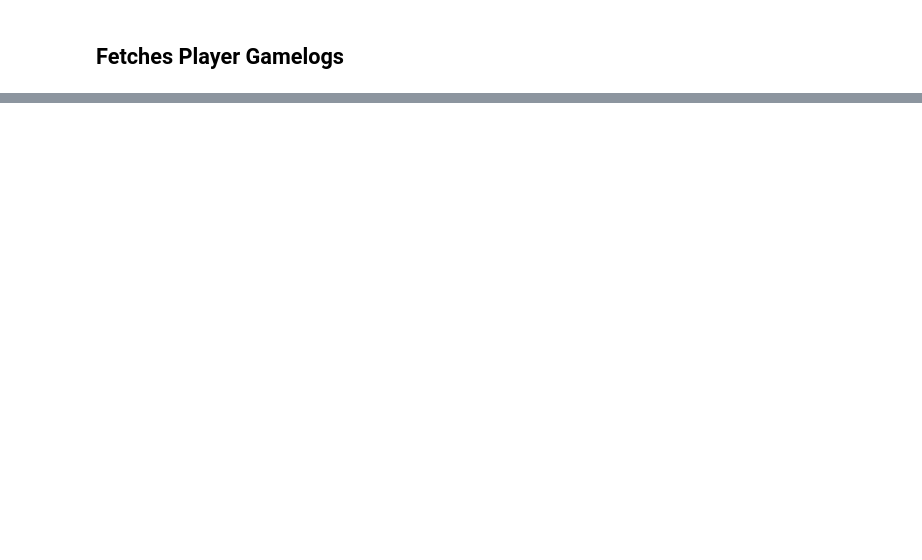
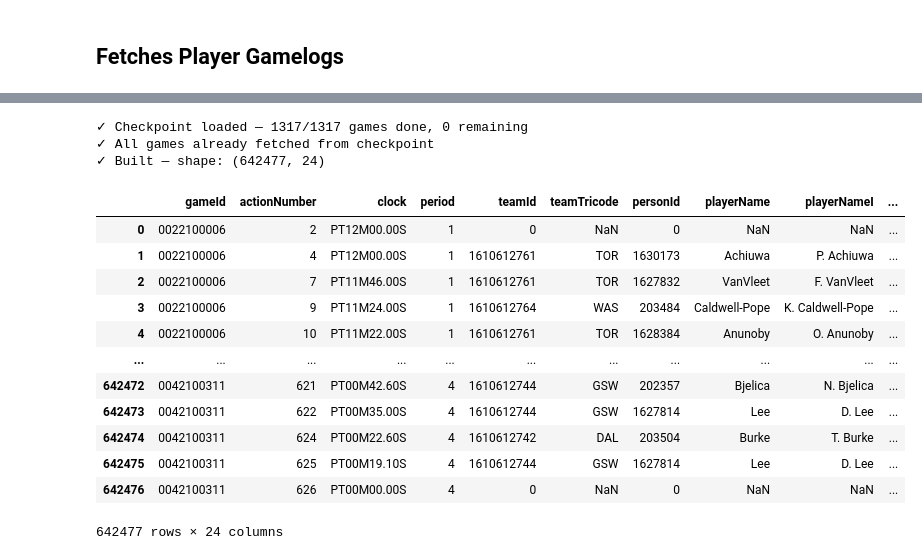
Before and after one commit to spon7ge/NBA-Prop-Predictor, a Jupyter notebook: notebooks/fetch_data.ipynb, the cells around one changed output, grey strips where cells are left out. Cells and saved outputs as stored; diff of their text form; code cells hidden in the pictures; blank space fills up the shorter version.

Commit message:
fetched pbp data for last 5 years

```diff
--- a/notebooks/fetch_data.ipynb
+++ b/notebooks/fetch_data.ipynb
@@ -247,0 +29,5 @@ print("\nDone!")
+# %%
+s22 = pd.read_csv(project_root / 'data/raw/season_stats/S22.csv').sort_values(by='GAME_DATE')
+p22 = pd.read_csv(project_root / 'data/raw/playoff_stats/P22.csv').sort_values(by='GAME_DATE')
+s22 = pd.concat([s22, p22])
+s22.head(5)
@@ -247,0 +41,35 @@ print("\nDone!")
+# %%
+import sys
+sys.path.append('src')
+from src.utils.pbp_stats import NBAPlayByPlay
+
+# Pass a list of game IDs
+game_ids = s22['GAME_ID'].unique().tolist()
+
+pbp = NBAPlayByPlay(game_ids).fetch(
+    delay=2,           # seconds between requests (default 0.3)
+    workers=5,           # parallel threads (default 8)
+    batch_size=100,      # games per batch (default 100)
+    checkpoint_path='pbp_checkpoint.csv',  # saves progress so you can resume
+    run_all_batches=True # set False to stop after first batch
+).build()
+df = pbp.get_df()
+df.to_csv(project_root / 'data/raw/pbp_season_stats/S22.csv', index=False)
+df
+# %% [output]
+✓ Checkpoint loaded — 1317/1317 games done, 0 remaining
+✓ All games already fetched from checkpoint
+✓ Built — shape: (642477, 24)
+|  | gameId | actionNumber | clock | period | teamId | teamTricode | personId | playerName | playerNameI | ... |
+| 0 | 0022100006 | 2 | PT12M00.00S | 1 | 0 | NaN | 0 | NaN | NaN | ... |
+| 1 | 0022100006 | 4 | PT12M00.00S | 1 | 1610612761 | TOR | 1630173 | Achiuwa | P. Achiuwa | ... |
+| 2 | 0022100006 | 7 | PT11M46.00S | 1 | 1610612761 | TOR | 1627832 | VanVleet | F. VanVleet | ... |
+| 3 | 0022100006 | 9 | PT11M24.00S | 1 | 1610612764 | WAS | 203484 | Caldwell-Pope | K. Caldwell-Pope | ... |
+| 4 | 0022100006 | 10 | PT11M22.00S | 1 | 1610612761 | TOR | 1628384 | Anunoby | O. Anunoby | ... |
+| ... | ... | ... | ... | ... | ... | ... | ... | ... | ... | ... |
+| 642472 | 0042100311 | 621 | PT00M42.60S | 4 | 1610612744 | GSW | 202357 | Bjelica | N. Bjelica | ... |
+| 642473 | 0042100311 | 622 | PT00M35.00S | 4 | 1610612744 | GSW | 1627814 | Lee | D. Lee | ... |
+| 642474 | 0042100311 | 624 | PT00M22.60S | 4 | 1610612742 | DAL | 203504 | Burke | T. Burke | ... |
+| 642475 | 0042100311 | 625 | PT00M19.10S | 4 | 1610612744 | GSW | 1627814 | Lee | D. Lee | ... |
+| 642476 | 0042100311 | 626 | PT00M00.00S | 4 | 0 | NaN | 0 | NaN | NaN | ... |
+642477 rows × 24 columns
```
Also changed, not shown: parts of 9 cells of this notebook, 1 other file.
